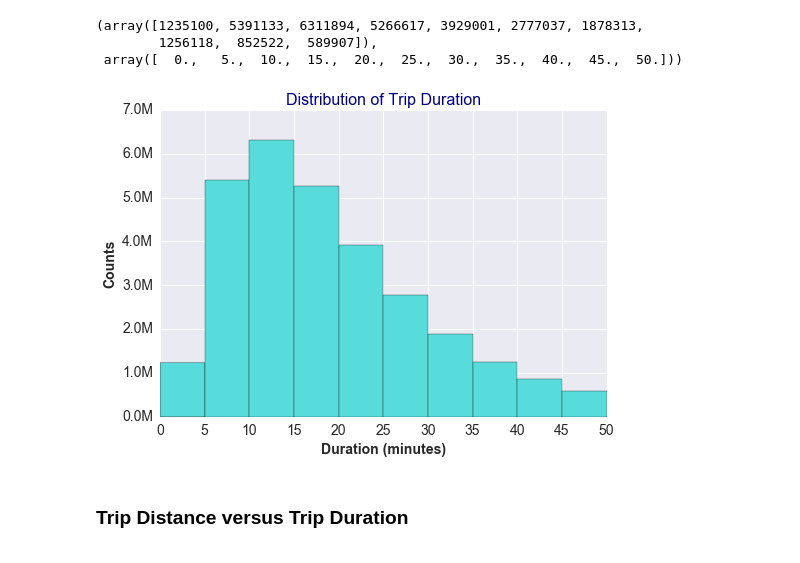
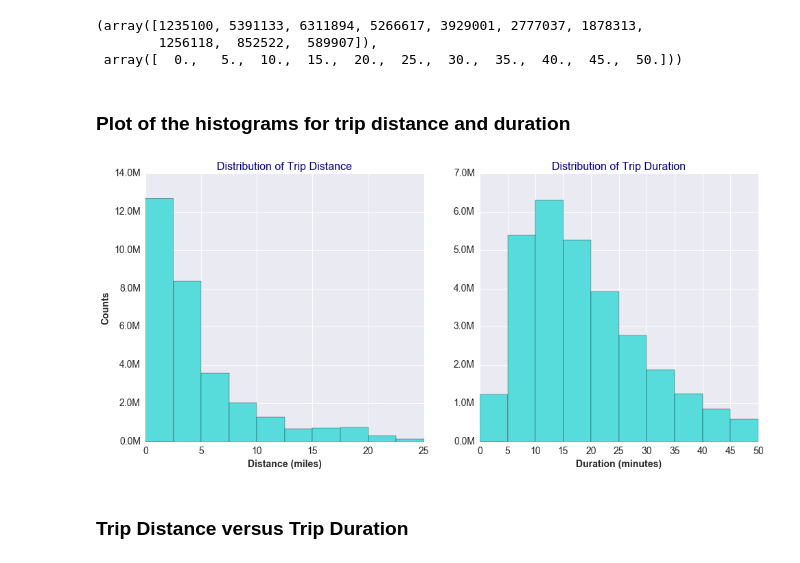
Before and after one commit to geoninja/Uber-Data-Analysis, a Jupyter notebook: NYC_Uber_Rides.ipynb, the cells around one changed output. Cells and saved outputs as stored; diff of their text form; code cells hidden in the pictures.

Commit message:
add figures and update notebook

```diff
--- a/NYC_Uber_Rides.ipynb
+++ b/NYC_Uber_Rides.ipynb
@@ -1106,8 +1124,8 @@ df_viz.trip_distance.max(), df_uber.trip_distance.max()
 # %% [output]
 (568.57000000000005, 2593.0799999999999)
 # %%
-freq, bins = np.histogram(df_viz.trip_distance, bins=10, range=(0, 25))
-freq, bins
+freq, bins_dist = np.histogram(df_viz.trip_distance, bins=10, range=(0, 25))
+freq, bins_dist
 # %% [output]
 (array([12709212,  8364039,  3566741,  2035261,  1296836,   672674,
           705998,   747728,   299927,   132566]),
@@ -1178,28 +1187,43 @@ min      0.000000e+00
 max      9.593000e+02
 Name: duration_min, dtype: float64
 # %%
-freq, bins = np.histogram(df_viz.duration_min, bins=10, range=(0, 50))
-freq, bins
+freq, bins_dur = np.histogram(df_viz.duration_min, bins=10, range=(0, 50))
+freq, bins_dur
 # %% [output]
 (array([1235100, 5391133, 6311894, 5266617, 3929001, 2777037, 1878313,
         1256118,  852522,  589907]),
  array([  0.,   5.,  10.,  15.,  20.,  25.,  30.,  35.,  40.,  45.,  50.]))
-# %%
-fig, ax = plt.subplots(1,1)
-
-formatter = FuncFormatter(millions_format)
-
-ax.hist(df_viz.duration_min, bins=bins)
-ax.yaxis.set_major_formatter(formatter)
-ax.set_xticks(bins) #bins are in 5 minutes intervals.
-
-plt.xlabel('Duration (minutes)', fontsize=14, weight='bold')
-plt.ylabel('Counts', fontsize=14, weight='bold')
-plt.tick_params(labelsize=14)
-plt.title('Distribution of Trip Duration', color='navy', fontsize=16)
-plt.show()
-# %% [output]
-[figure, removed]
+# %% [markdown]
+### Plot of the histograms for trip distance and duration
+# %%
+#Here we plot the distribution of trip duration next to the histogram of trip distance for comparison.
+fig = plt.figure(figsize=(16, 7))
+
+formatter = FuncFormatter(millions_format)
+
+plt.subplot(1,2,1)
+ax1 = df_viz.trip_distance.dropna().hist(bins=bins_dist)
+ax1.yaxis.set_major_formatter(formatter)
+
+plt.xlabel('Distance (miles)', fontsize=14, weight='bold')
+plt.ylabel('Counts', fontsize=14, weight='bold')
+plt.tick_params(labelsize=14)
+plt.title('Distribution of Trip Distance', color='navy', fontsize=16)
+
+
+plt.subplot(1,2,2)
+ax2 = df_viz.duration_min.hist(bins=bins_dur)
+ax2.yaxis.set_major_formatter(formatter)
+ax2.set_xticks(bins_dur) #bins are in 5 minutes intervals.
+
+plt.xlabel('Duration (minutes)', fontsize=14, weight='bold')
+plt.ylabel('')
+plt.tick_params(labelsize=14)
+plt.title('Distribution of Trip Duration', color='navy', fontsize=16)
+
+plt.show()
+# %% [output]
+[figure, added]
 # %% [markdown]
 ### Trip Distance versus Trip Duration
 # %%
```
Also changed, not shown: parts of 6 cells of this notebook, 2 other files.
